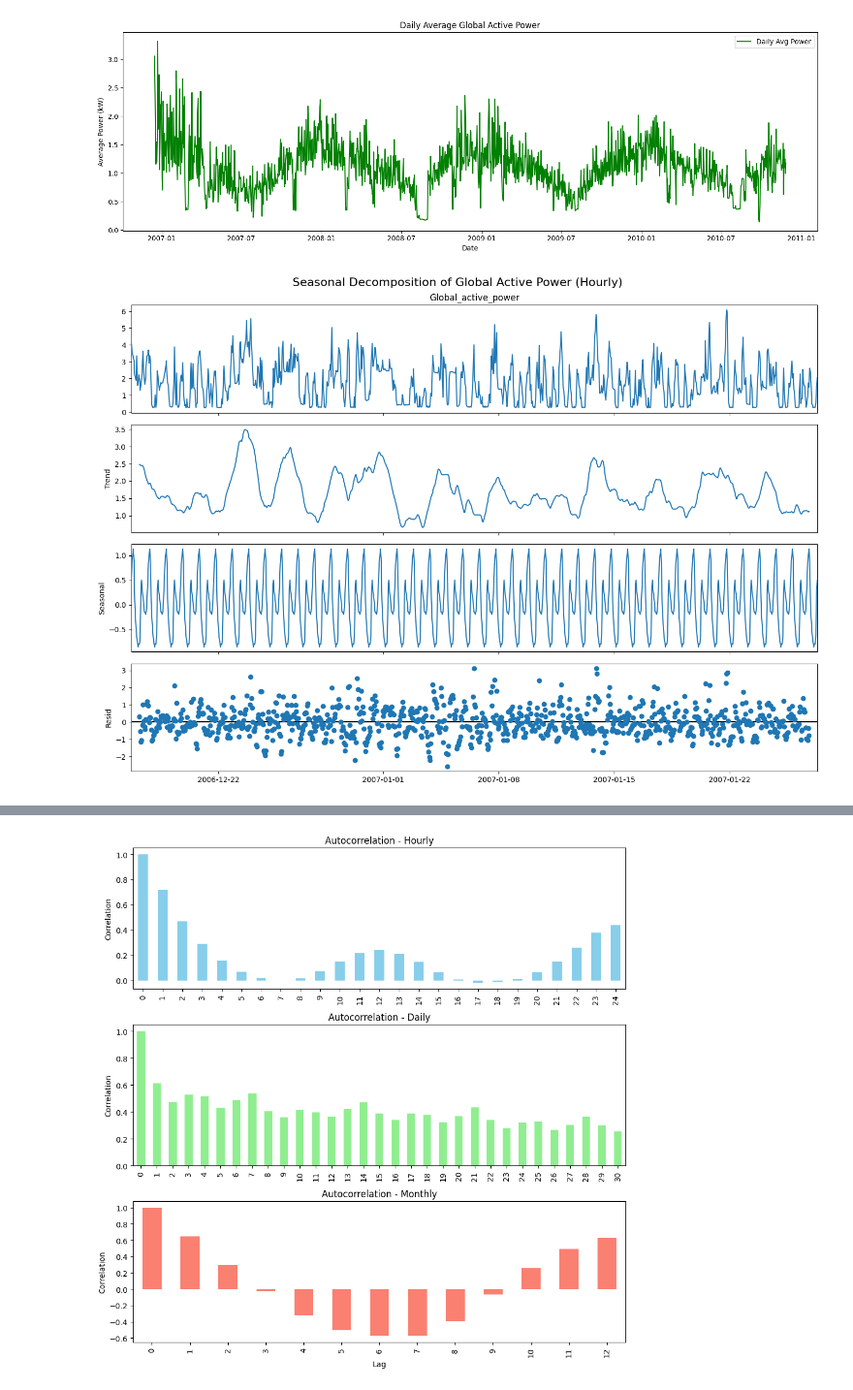
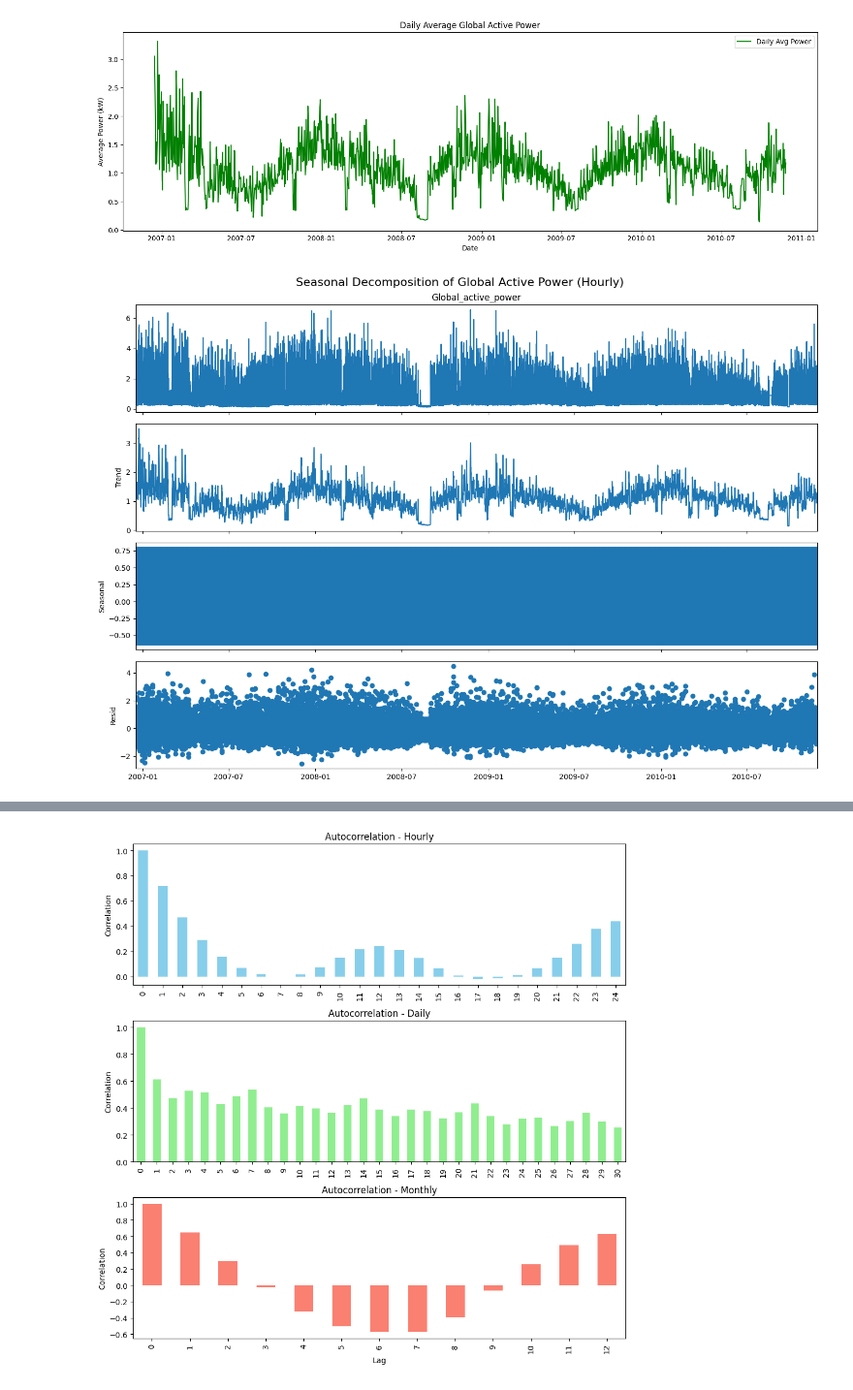
Before and after one commit to Sreeja0698/Time-Series, a Jupyter notebook: Forecasting.ipynb, the cells around one changed output, grey strips where cells are left out. Shown at 97% size. Drawn from its saved outputs; the diff is of its cells as text; code cells hidden in the pictures.

```diff
--- a/Forecasting.ipynb
+++ b/Forecasting.ipynb
@@ -177,13 +193,13 @@ plt.show()
 # %%
 
 # Decompose the series
-decomposition = seasonal_decompose(df_hourly[:1000], model='additive')  # or 'multiplicative'
+decomposition = seasonal_decompose(df_hourly, model='additive')  # or 'multiplicative'
 
 # Plot the decomposed components
 fig = decomposition.plot()
 fig.set_size_inches(14, 10)
 plt.suptitle('Seasonal Decomposition of Global Active Power (Hourly)', fontsize=16)
 plt.tight_layout()
 plt.show()
 # %% [output]
-[figure, old version]
+[figure, new version]
```
Also changed, not shown: parts of 26 cells of this notebook.
